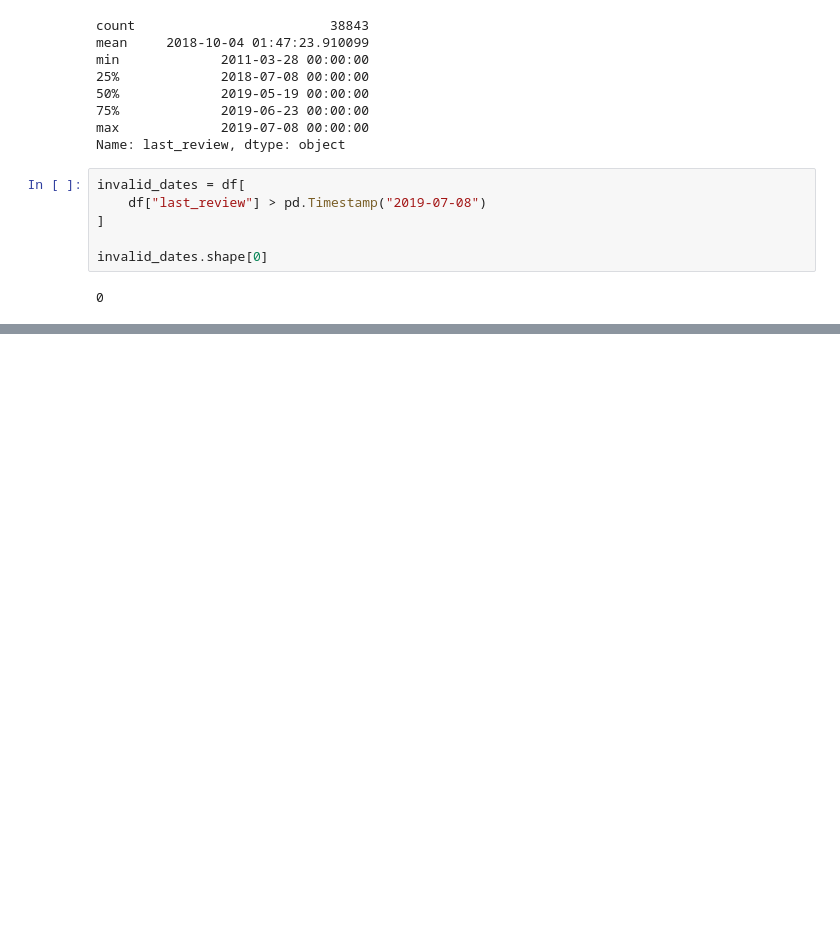
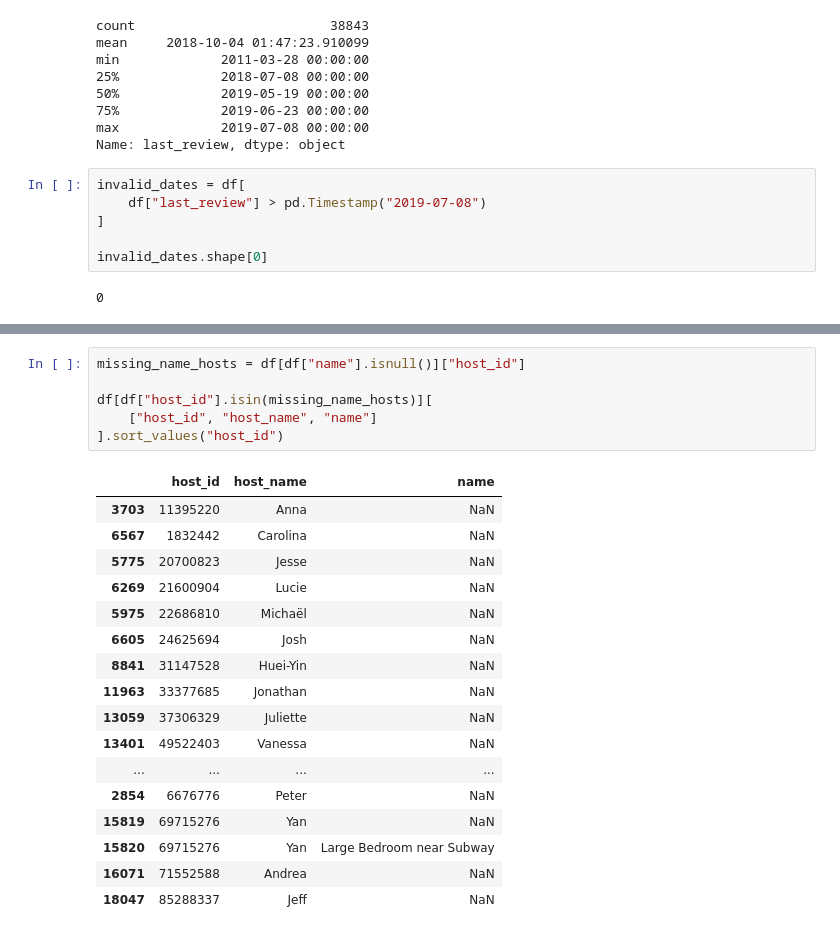
Before and after one commit to Farhat888/OIBSIP, a Jupyter notebook: DataAnalytics-L1-Task3-Cleaning-Data/notebooks/01_initial_data_quality_inspection.ipynb, the cells around one changed output, grey strips where cells are left out. Cells and saved outputs as stored; diff of their text form; blank space fills up the shorter version.

```diff
--- a/DataAnalytics-L1-Task3-Cleaning-Data/notebooks/01_initial_data_quality_inspection.ipynb
+++ b/DataAnalytics-L1-Task3-Cleaning-Data/notebooks/01_initial_data_quality_inspection.ipynb
@@ -1153,0 +1254,24 @@ invalid_dates.shape[0]
+# %%
+missing_name_hosts = df[df["name"].isnull()]["host_id"]
+
+df[df["host_id"].isin(missing_name_hosts)][
+    ["host_id", "host_name", "name"]
+].sort_values("host_id")
+# %% [output]
+|  | host_id | host_name | name |
+| 3703 | 11395220 | Anna | NaN |
+| 6567 | 1832442 | Carolina | NaN |
+| 5775 | 20700823 | Jesse | NaN |
+| 6269 | 21600904 | Lucie | NaN |
+| 5975 | 22686810 | Michaël | NaN |
+| 6605 | 24625694 | Josh | NaN |
+| 8841 | 31147528 | Huei-Yin | NaN |
+| 11963 | 33377685 | Jonathan | NaN |
+| 13059 | 37306329 | Juliette | NaN |
+| 13401 | 49522403 | Vanessa | NaN |
+| ... | ... | ... | ... |
+| 2854 | 6676776 | Peter | NaN |
+| 15819 | 69715276 | Yan | NaN |
+| 15820 | 69715276 | Yan | Large Bedroom near Subway |
+| 16071 | 71552588 | Andrea | NaN |
+| 18047 | 85288337 | Jeff | NaN |
```
Also changed, not shown: parts of 10 cells of this notebook.
